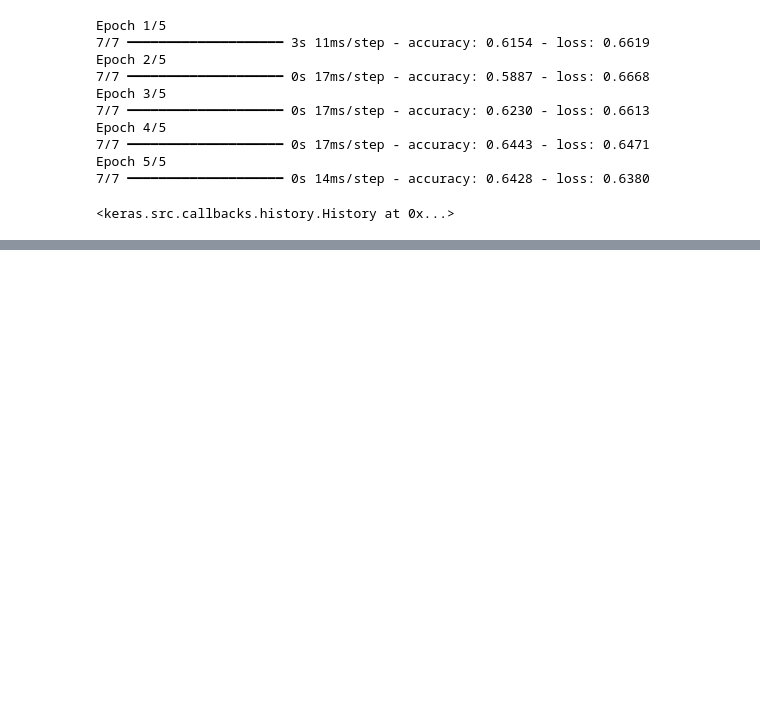
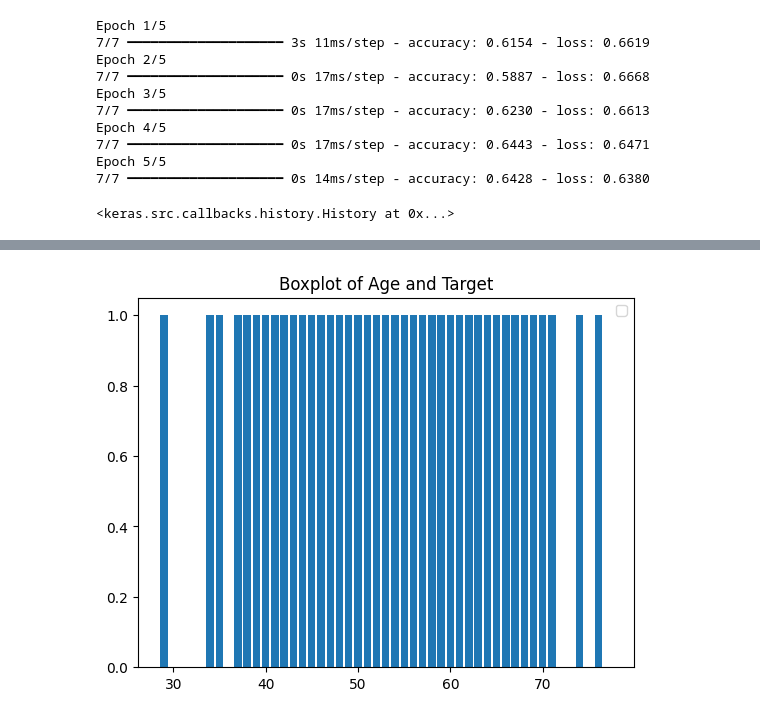
Before and after one commit to kailai-13/Neural_Networks_Hands_On, a Jupyter notebook: nnhandson.ipynb, the cells around one changed output, grey strips where cells are left out. Drawn from its saved outputs; the diff is of its cells as text; code cells hidden in the pictures; blank space fills up the shorter version.

```diff
--- a/nnhandson.ipynb
+++ b/nnhandson.ipynb
@@ -840,0 +900,7 @@ Epoch 5/5
+# %%
+corr_matrix = hr.corr()
+
+for i in hr.columns:
+
+    if i != 'target' and abs(corr_matrix[i]['target']) <= 0.2:
+        hr.drop(i, axis=1, inplace=True)
@@ -840,0 +921,8 @@ Epoch 5/5
+# %%
+plt.bar(hr['age'],hr['target']
+        )
+plt.title('Boxplot of Age and Target')
+plt.legend()
+plt.show()
+# %% [output]
+[figure, added]
```
Also changed, not shown: parts of 27 cells of this notebook, 1 other file.
